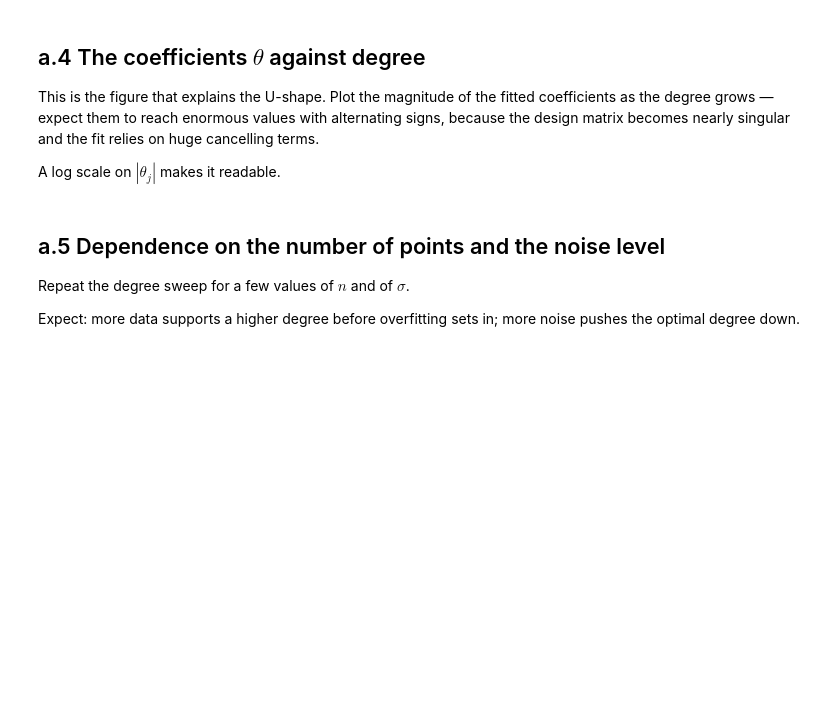
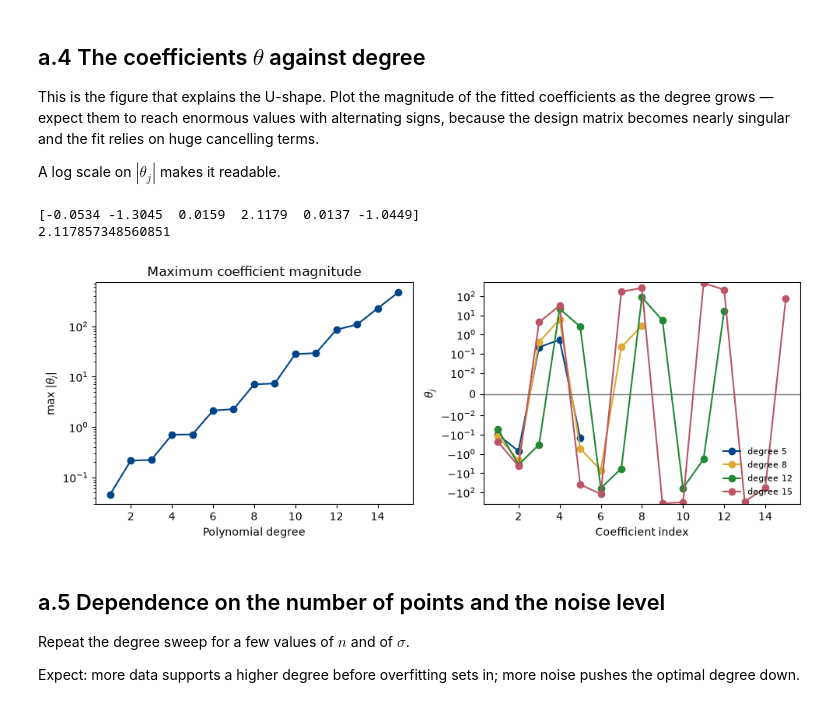
Before and after one commit to Parisa-amin/FYS-STK4155, a Jupyter notebook: Project1/code/Project1.ipynb, the cells around one changed output. Saved outputs shown, nothing was run; the diff lists cells and outputs as text; code cells hidden in the pictures; blank space fills up the shorter version.

Commit message:
part a4: coefficients vs polynomial degree

```diff
--- a/Project1/code/Project1.ipynb
+++ b/Project1/code/Project1.ipynb
@@ -181,3 +190,42 @@ A log scale on $|\theta_j|$ makes it readable.
+# %%
+#print(max_theta)
+print(theta_all[5])
+
+print(max_theta[5])
+# %% [output]
+[-0.0534 -1.3045  0.0159  2.1179  0.0137 -1.0449]
+2.117857348560851
+# %%
+fig, axes = plt.subplots(1, 2, figsize=(10, 3.8))
+
+
+##Left panel
+
+axes[0].semilogy(degrees, max_theta, "o-", color=BLUE )
+
+axes[0].set_xlabel("Polynomial degree")
+axes[0].set_ylabel(r"max $|\theta_j|$")
+axes[0].set_title("Maximum coefficient magnitude")
+
+
+## Right panel
+for degree, c in zip([5, 8, 12, 15], [BLUE, YELLOW, GREEN, RED]):
+    theta = theta_all[degree - 1]
+    j = np.arange(1, degree + 1)
+    axes[1].plot(j, theta, "o-", color=c, label=f"degree {degree}")
+
+
+
+axes[1].axhline(0, color=GREY, linewidth=1)
+axes[1].set_yscale("symlog", linthresh=1e-2)
+axes[1].set_xlabel("Coefficient index")
+axes[1].set_ylabel(r"$\theta_j$")
+axes[1].legend(frameon= False, fontsize=8)
+
+plt.tight_layout()
+plt.show()
+# %% [output]
+[figure, added]
 # %% [markdown]
 ## a.5 Dependence on the number of points and the noise level
 
```
Also changed, not shown: parts of 2 cells of this notebook.
